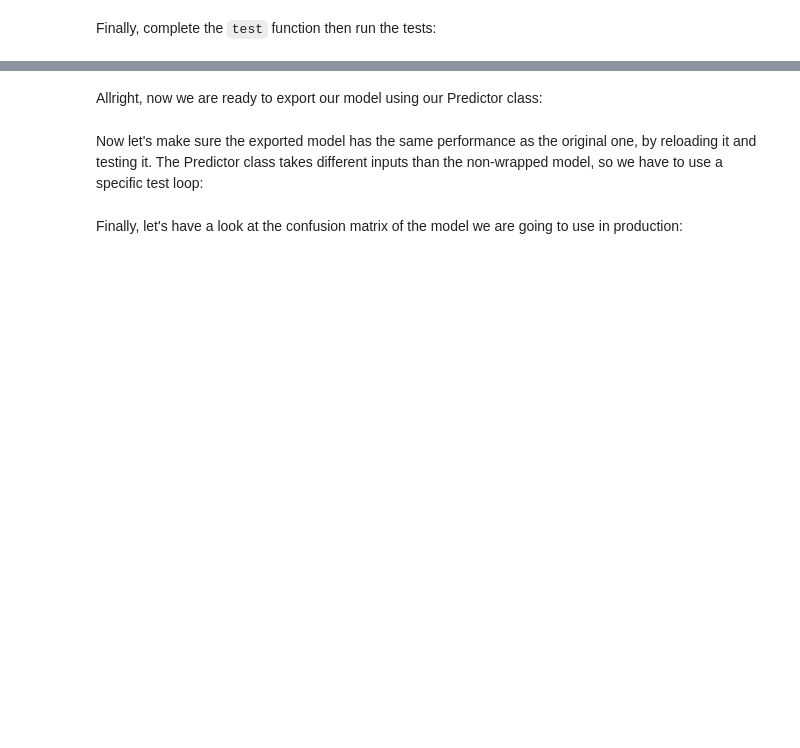
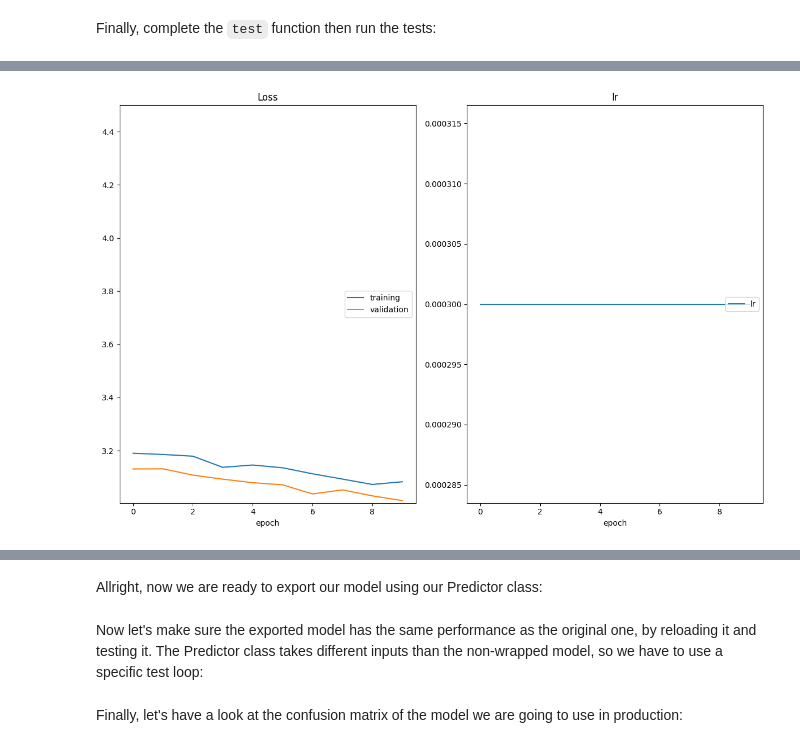
Before and after one commit to frankgolub/deep-learning-v2-pytorch, a Jupyter notebook: projects/starter-kit/cnn_from_scratch.ipynb, the cells around one changed output, grey strips where cells are left out. Saved outputs shown, nothing was run; the diff lists cells and outputs as text; code cells hidden in the pictures; blank space fills up the shorter version.

```diff
--- a/projects/starter-kit/cnn_from_scratch.ipynb
+++ b/projects/starter-kit/cnn_from_scratch.ipynb
@@ -504,35 +357,37 @@ from src.model import MyModel
 import torch
 
 # def train_some_more(load_path, save_path, learning_rate=learning_rate, num_epochs=num_epochs):
-load_path = 'checkpoints/best_val_loss_20_end_of_training.pt'
-save_path = 'checkpoints/best_val_loss_30.pt'
+load_path = 'checkpoints/best_val_loss_30_end_of_training.pt'
+save_path = 'checkpoints/best_val_loss_40.pt'
 
-learning_rate = learning_rate
+# learning_rate = learning_rate
 
 # del model
 model = MyModel(num_classes=num_classes,
                 dropout=dropout) # YOUR CODE HERE
 optimizer = get_optimizer(model=model,
                           learning_rate=learning_rate,
                           optimizer=opt,
                           weight_decay=weight_decay,
                           momentum=momentum)
 
 checkpoint = torch.load(load_path, map_location='cpu')
 model.load_state_dict(checkpoint['model_state_dict'])
 model.to('cuda')
 data_loaders = checkpoint['dataloader']
 optimizer.load_state_dict(checkpoint['optimizer_state_dict'])
 optimizer.param_groups[0]['lr'] = learning_rate
 epoch = checkpoint['epoch']
 loss = checkpoint['loss']
 
 optimize(
     data_loaders,
     model,
     optimizer,
     loss,
     n_epochs=num_epochs,
     save_path=save_path,
     interactive_tracking=True
 )
+# %% [output]
+[figure, added]
```
Also changed, not shown: parts of 23 cells of this notebook, 1 other file.
